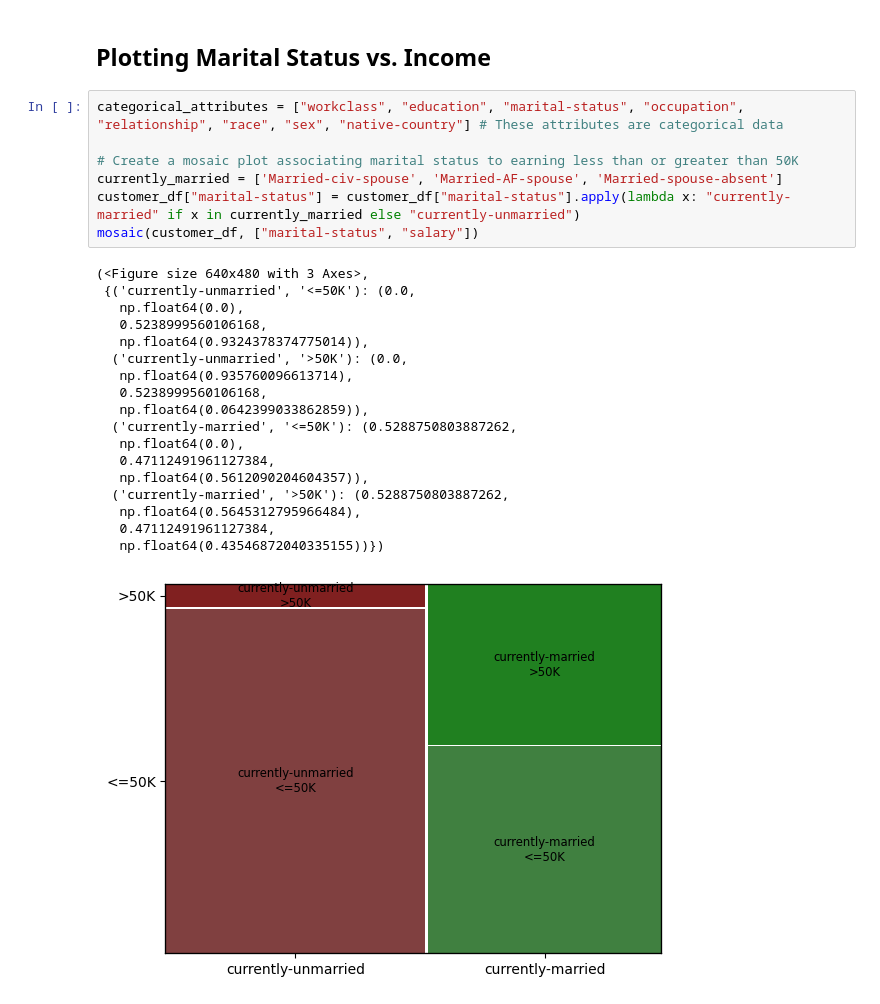
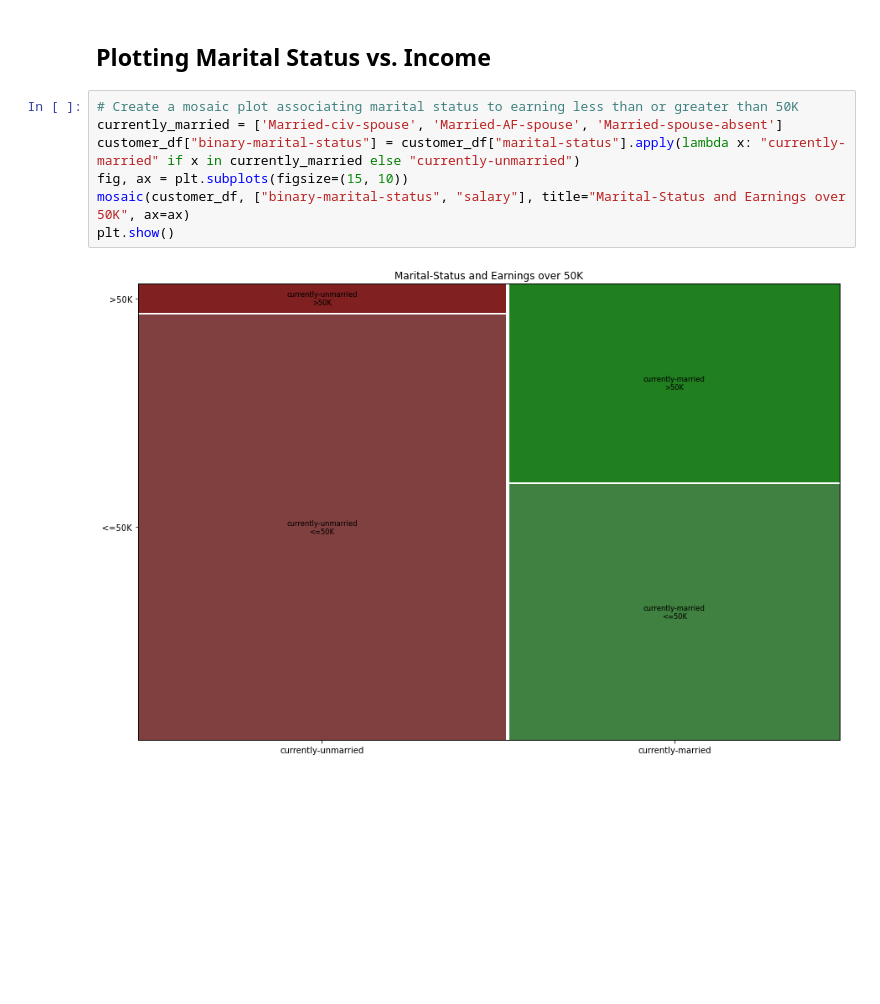
Before and after one commit to ben-gunnels/CSE-578-Customer-Marketing-Analysis, a Jupyter notebook: marital_relationships.ipynb, the cells around one changed output. Drawn from its saved outputs; the diff is of its cells as text; blank space fills up the shorter version.

Commit message:
Salary marital status plot

```diff
--- a/marital_relationships.ipynb
+++ b/marital_relationships.ipynb
@@ -66,31 +60,14 @@ after
 # %% [markdown]
 ## Plotting Marital Status vs. Income
 # %%
-categorical_attributes = ["workclass", "education", "marital-status", "occupation", "relationship", "race", "sex", "native-country"] # These attributes are categorical data
-
 # Create a mosaic plot associating marital status to earning less than or greater than 50K
 currently_married = ['Married-civ-spouse', 'Married-AF-spouse', 'Married-spouse-absent']
-customer_df["marital-status"] = customer_df["marital-status"].apply(lambda x: "currently-married" if x in currently_married else "currently-unmarried")
-mosaic(customer_df, ["marital-status", "salary"])
+customer_df["binary-marital-status"] = customer_df["marital-status"].apply(lambda x: "currently-married" if x in currently_married else "currently-unmarried")
+fig, ax = plt.subplots(figsize=(15, 10))
+mosaic(customer_df, ["binary-marital-status", "salary"], title="Marital-Status and Earnings over 50K", ax=ax)
+plt.show()
 # %% [output]
-(<Figure size 640x480 with 3 Axes>,
- {('currently-unmarried', '<=50K'): (0.0,
-   np.float64(0.0),
-   0.5238999560106168,
-   np.float64(0.9324378374775014)),
-  ('currently-unmarried', '>50K'): (0.0,
-   np.float64(0.935760096613714),
-   0.5238999560106168,
-   np.float64(0.0642399033862859)),
-  ('currently-married', '<=50K'): (0.5288750803887262,
-   np.float64(0.0),
-   0.47112491961127384,
-   np.float64(0.5612090204604357)),
-  ('currently-married', '>50K'): (0.5288750803887262,
-   np.float64(0.5645312795966484),
-   0.47112491961127384,
-   np.float64(0.43546872040335155))})
-[figure, old version]
+[figure, new version]
 # %%
 # Stacked Bar Chart
 import seaborn as sns
```
Also changed, not shown: parts of 2 cells of this notebook.
